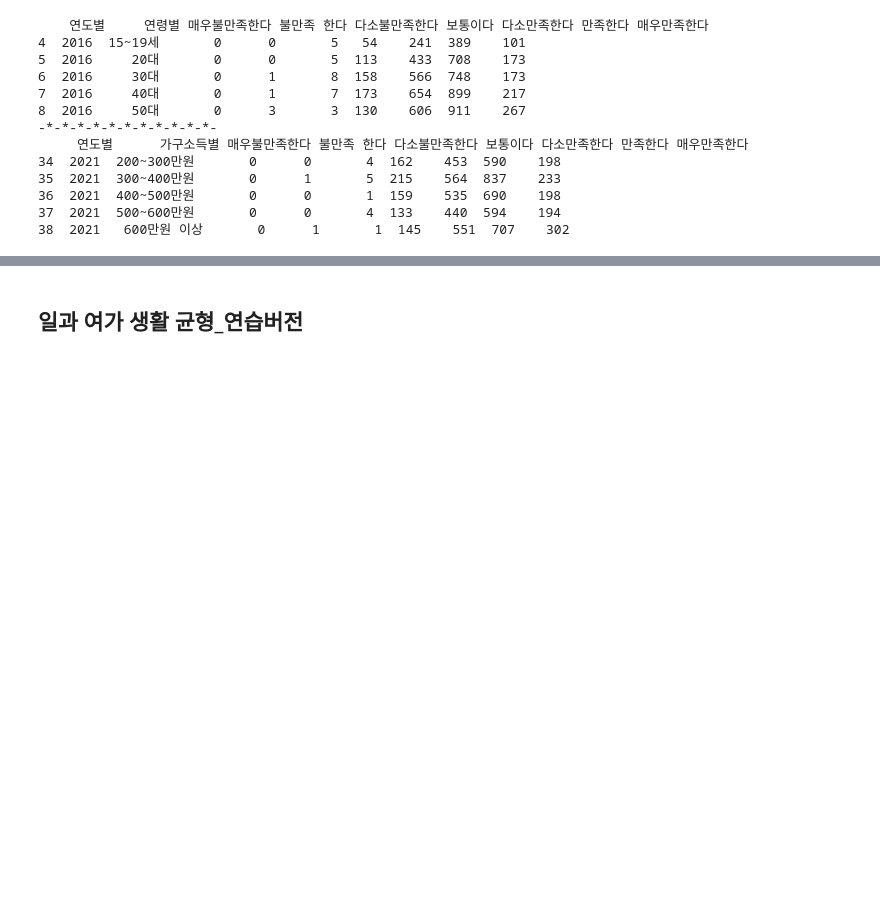
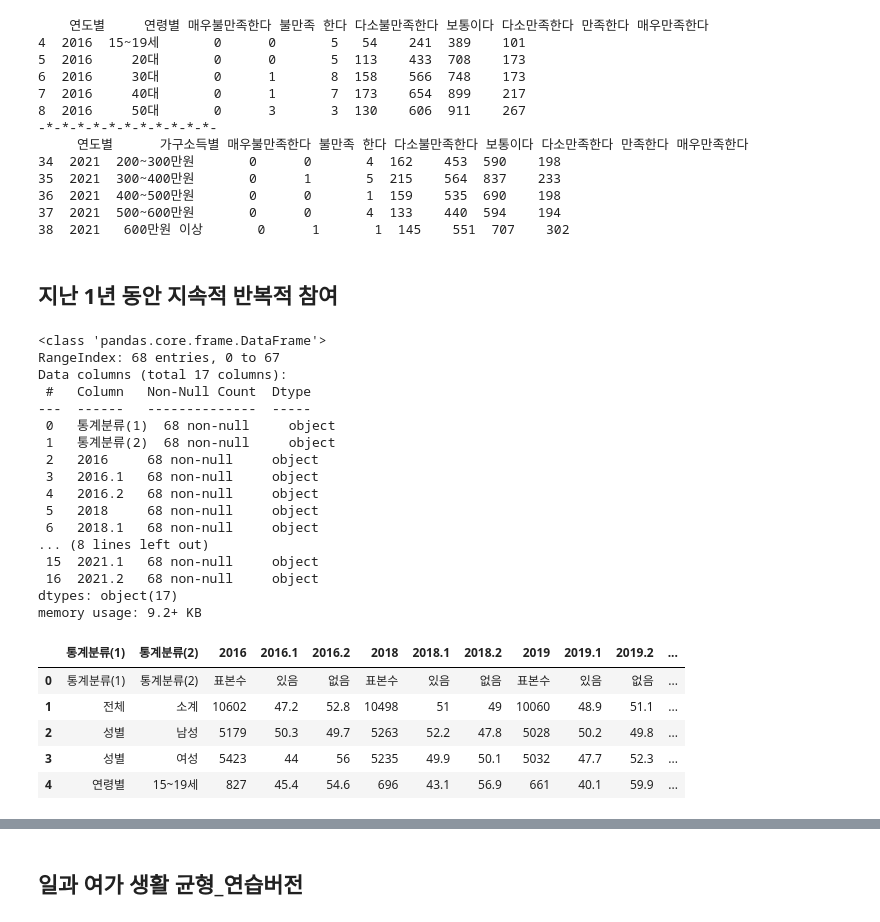
Before and after one commit to nyeokinyeoki/Toy-Projects-with-Tableau, a Jupyter notebook: Side_pro_leis.ipynb, the cells around one changed output, grey strips where cells are left out. Saved outputs shown, nothing was run; the diff lists cells and outputs as text; code cells hidden in the pictures; blank space fills up the shorter version.

```diff
--- a/Side_pro_leis.ipynb
+++ b/Side_pro_leis.ipynb
@@ -246,3 +360,33 @@ print(takeArest_inc.tail())
 36  2021  400~500만원       0      0       1  159    535  690    198
 37  2021  500~600만원       0      0       4  133    440  594    194
 38  2021   600만원 이상       0      1       1  145    551  707    302
+# %% [markdown]
+## <font color="#C1FF6B	"> 지난 1년 동안 지속적 반복적 참여 </font>
+# %%
+rep_per_year = pd.read_csv("G:/내 드라이브/취미/_지난_1년_동안__지속적_반복적_참여_여가활동_여부_20230510095327.csv", encoding="cp949")
+rep_per_year.info()
+rep_per_year.head()
+# %% [output]
+<class 'pandas.core.frame.DataFrame'>
+RangeIndex: 68 entries, 0 to 67
+Data columns (total 17 columns):
+ #   Column   Non-Null Count  Dtype
+---  ------   --------------  -----
+ 0   통계분류(1)  68 non-null     object
+ 1   통계분류(2)  68 non-null     object
+ 2   2016     68 non-null     object
+ 3   2016.1   68 non-null     object
+ 4   2016.2   68 non-null     object
+ 5   2018     68 non-null     object
+ 6   2018.1   68 non-null     object
+... (8 lines left out)
+ 15  2021.1   68 non-null     object
+ 16  2021.2   68 non-null     object
+dtypes: object(17)
+memory usage: 9.2+ KB
+|  | 통계분류(1) | 통계분류(2) | 2016 | 2016.1 | 2016.2 | 2018 | 2018.1 | 2018.2 | 2019 | 2019.1 | 2019.2 | ... |
+| 0 | 통계분류(1) | 통계분류(2) | 표본수 | 있음 | 없음 | 표본수 | 있음 | 없음 | 표본수 | 있음 | 없음 | ... |
+| 1 | 전체 | 소계 | 10602 | 47.2 | 52.8 | 10498 | 51 | 49 | 10060 | 48.9 | 51.1 | ... |
+| 2 | 성별 | 남성 | 5179 | 50.3 | 49.7 | 5263 | 52.2 | 47.8 | 5028 | 50.2 | 49.8 | ... |
+| 3 | 성별 | 여성 | 5423 | 44 | 56 | 5235 | 49.9 | 50.1 | 5032 | 47.7 | 52.3 | ... |
+| 4 | 연령별 | 15~19세 | 827 | 45.4 | 54.6 | 696 | 43.1 | 56.9 | 661 | 40.1 | 59.9 | ... |
```
Also changed, not shown: parts of 9 cells of this notebook.
